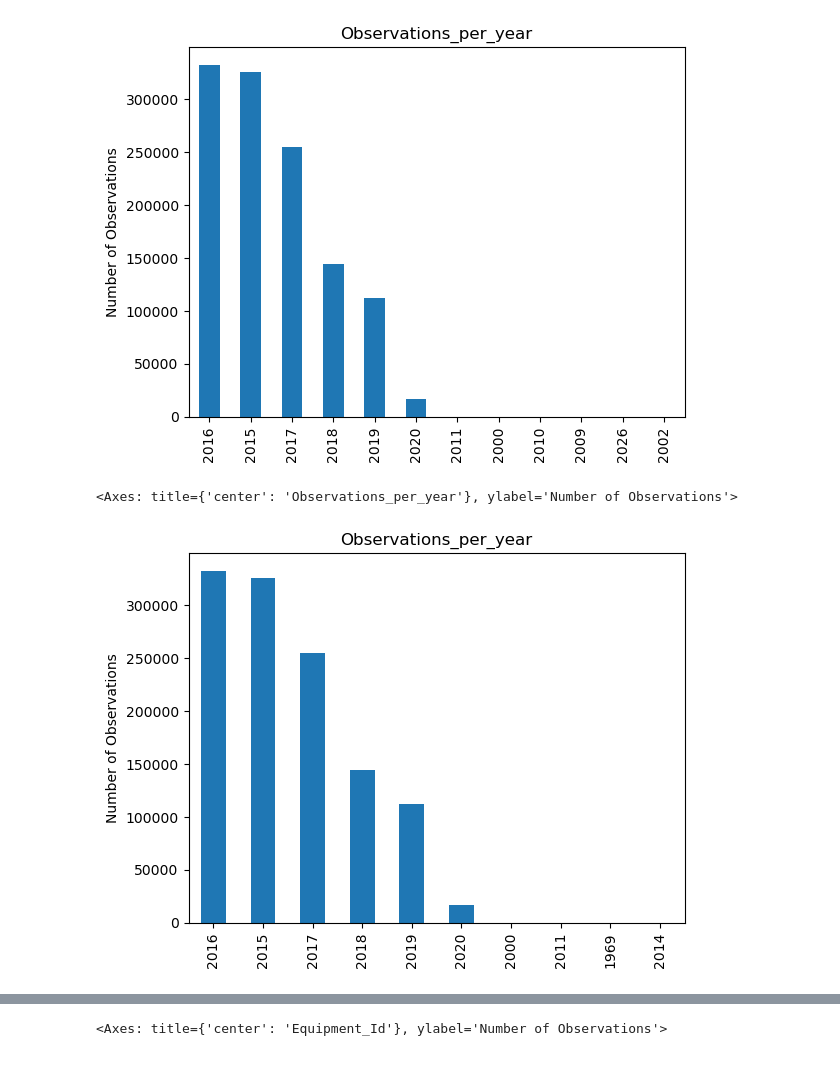
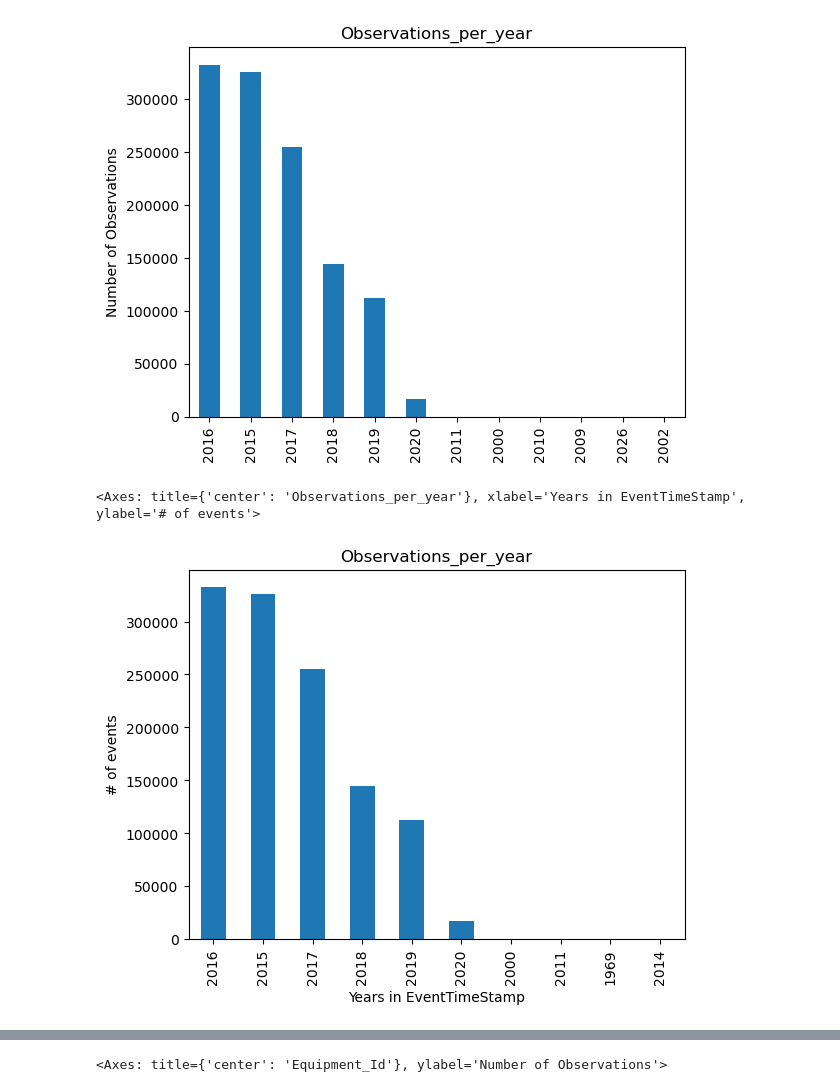
Before and after one commit to nss-data-science-cohort-6/big_g_express-elden_ring, a Jupyter notebook: notebooks/bigG_EDA_smita2.ipynb, the cells around one changed output, grey strips where cells are left out. Drawn from its saved outputs; the diff is of its cells as text; code cells hidden in the pictures.

```diff
--- a/notebooks/bigG_EDA_smita2.ipynb
+++ b/notebooks/bigG_EDA_smita2.ipynb
@@ -140,16 +150,16 @@ faults['EventTimeStamp'].value_counts()
 # %%
 (faults['LocationTimeStamp']
  .dt.year
  .value_counts()
  .sort_values(ascending = False)
  .plot(kind="bar",
        title = 'Observations_per_year',
-       xlabel='',
-       ylabel='Number of Observations'))
+        xlabel='Years in EventTimeStamp',
+       ylabel='# of events'))
 #date time has year dt.year extracts year from it
 # %% [output]
-<Axes: title={'center': 'Observations_per_year'}, ylabel='Number of Observations'>
+<Axes: title={'center': 'Observations_per_year'}, xlabel='Years in EventTimeStamp', ylabel='# of events'>
-[figure, old version]
+[figure, new version]
 # %%
 faults['EventTimeStamp'].dt.year.unique()
 faults['EventTimeStamp'].dt.year.value_counts()
```
Also changed, not shown: parts of 29 cells of this notebook.
